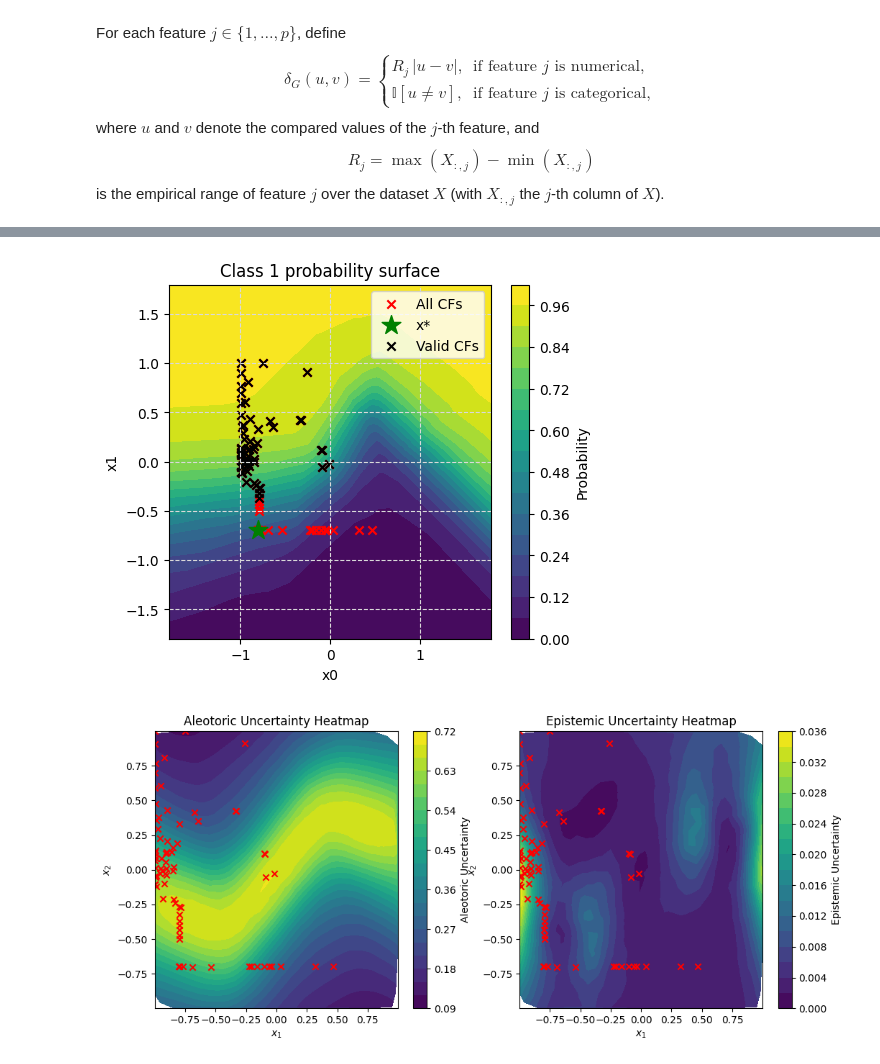
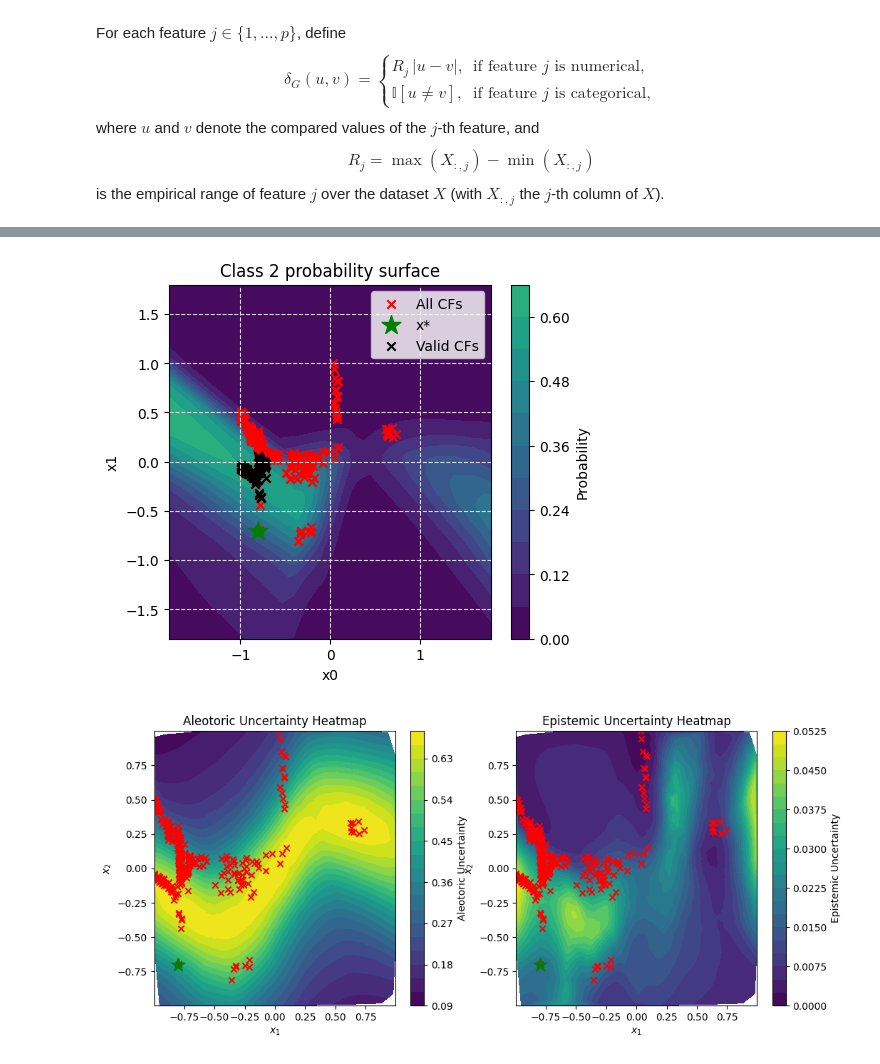
Before and after one commit to 42logos/uamocf, a Jupyter notebook: nd_mmo.ipynb, the cells around one changed output, grey strips where cells are left out. Drawn from its saved outputs; the diff is of its cells as text; code cells hidden in the pictures.

```diff
--- a/nd_mmo.ipynb
+++ b/nd_mmo.ipynb
@@ -225,8 +457,8 @@ class SimpleNN(nn.Module):
         self.net = nn.Sequential(
             nn.Linear(2, 16), nn.ReLU(),
             nn.Linear(16, 16), nn.ReLU(),
-            # nn.Linear(16, 16), nn.ReLU(),
-            nn.Linear(16, 2)
+            nn.Linear(16, 16), nn.ReLU(),
+            nn.Linear(16, 3)
         )
 
     def forward(self, x):
@@ -369,7 +626,7 @@ is the empirical range of feature $j$ over the dataset $X$
 # %%
 # now we repeating the data generation with the model training to get the different model weights and posterior distributions of the model parameters
 
-num_repeats = 20
+num_repeats = 5
 models = []
 
 for repeat in range(num_repeats):
@@ -602,7 +924,7 @@ def make_cf_problem(model, x_star, Y_prime, X_obs, weights, k=5, bayesian_model=
 x_star = torch.tensor([[-0.8, -0.7]], dtype=torch.float32).squeeze(0).to(device)
 with torch.no_grad():
     y_star = model(x_star.unsqueeze(0)).argmax(dim=1)
-Y_prime = 1 - y_star  # binary case
+Y_prime = torch.tensor(2)  # binary case
 
 X_obs = dataset.tensors[0].to(device)
 k=5
@@ -615,5 +937,5 @@ x_star,y_star,Y_prime
 # %%
-algorithm = NSGA2(pop_size=80)
+algorithm = NSGA2(pop_size=280)
 termination = get_termination("n_gen", 150)
 
 # no seed => nondeterministic search
@@ -660,33 +982,33 @@ max_AU,max_EU,min_AU,min_EU
 # %%
 
 # With prob-based validity, use threshold instead of ==0.
 # valid_mask = F_mmo[:, 0] < 0.05  # e.g. at least 95% target prob
 # valid_F = F_mmo[valid_mask]
 # valid_X = X_mmo[valid_mask]
 
 # plt.figure()
 # plt.scatter(X[:, 0], X[:, 1], c=Y, label="Original data", s=15, cmap="coolwarm")
 # plt.scatter(X_mmo[:, 0], X_mmo[:, 1], c="red", marker="x", label="All CFs")
 # plt.scatter(valid_X[:, 0], valid_X[:, 1], c="black", marker="x", label="Valid CFs")
 # plt.scatter(x_star[0].item(), x_star[1].item(),
 #             c="green", marker="*", s=200, label="x*")
 # plt.legend()
 # plt.show()
 
 
-fig,ax=plot_proba(model, X,levels=16)
+fig,ax=plot_proba(model, X,levels=10, class_of_interest=2)
 ax.scatter(X_mmo[:, 0], X_mmo[:, 1], c="red", marker="x", label="All CFs")
 ax.scatter(x_star[0].item(), x_star[1].item(),
            c="green", marker="*", s=200, label="x*")
 # scatter valid CFs if any
 if valided_X_mmo.shape[0] > 0:
     ax.scatter(valided_X_mmo[:, 0], valided_X_mmo[:, 1],
                c="black", marker="x", label="Valid CFs")
 
 ax.legend()
 plt.show()
 # %% [output]
-[figure, old version]
+[figure, new version]
 # %%
 # draw AU heatmap with valid CFs
 # AU= Aleotoric_Uncertainty_prob(moon_focus_prob)
@@ -706,6 +1028,8 @@ EU=[problem.objs[1](x) for x in X]
 fig,ax=plt.subplots(1,2,figsize=(12,5))
 cntr1 = ax[0].tricontourf(X[:, 0], X[:, 1], AU, levels=20, cmap="viridis")
 ax[0].scatter(X_mmo[:, 0], X_mmo[:, 1], c="red", marker="x", label="All CFs")
+ax[0].scatter(x_star[0].item(), x_star[1].item(),
+              c="green", marker="*", s=200, label="x*")
 ax[0].set_title("Aleotoric Uncertainty Heatmap")
 ax[0].set_xlabel("$x_1$")
 ax[0].set_ylabel("$x_2$")
@@ -713,13 +1037,15 @@ fig.colorbar(cntr1, ax=ax[0], label=r"Aleotoric Uncertainty")
 
 cntr2 = ax[1].tricontourf(X[:, 0], X[:, 1], EU, levels=20, cmap="viridis")
 ax[1].scatter(X_mmo[:, 0], X_mmo[:, 1], c="red", marker="x", label="All CFs")
+ax[1].scatter(x_star[0].item(), x_star[1].item(),
+              c="green", marker="*", s=200, label="x*")
 ax[1].set_title("Epistemic Uncertainty Heatmap")
 ax[1].set_xlabel("$x_1$")
 ax[1].set_ylabel("$x_2$")
 fig.colorbar(cntr2, ax=ax[1], label=r"Epistemic Uncertainty")
 plt.show()
 # %% [output]
-[figure, old version]
+[figure, new version]
 # %%
 poi=np.array([-1,-1])
 
```
Also changed, not shown: parts of 20 cells of this notebook, 2 other files.
